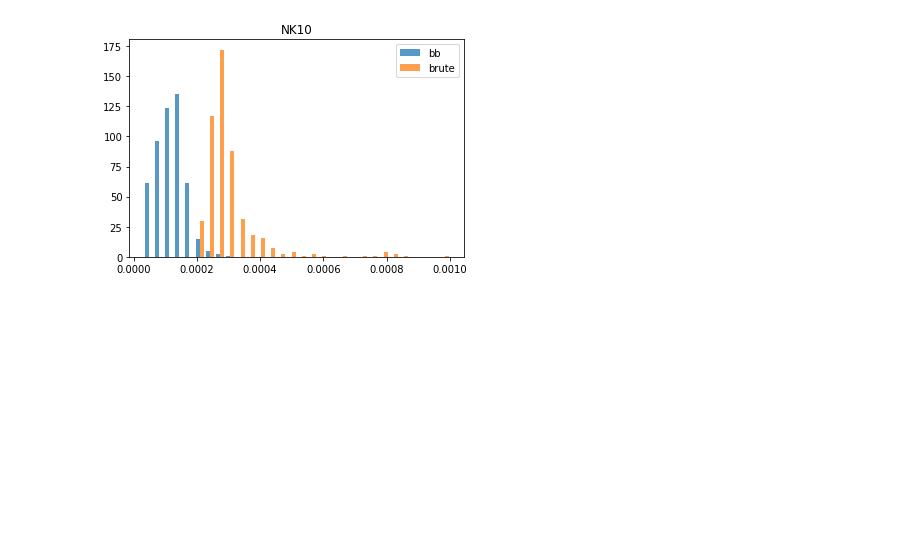
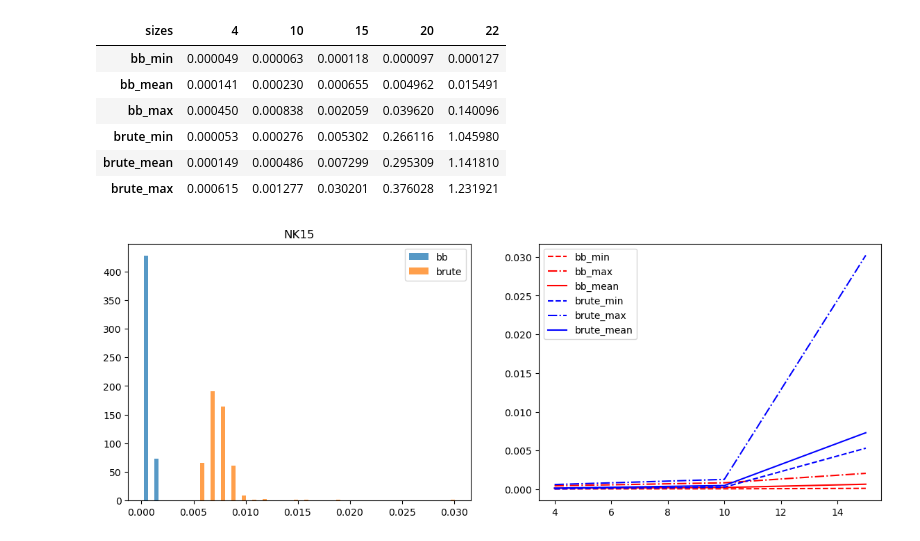
Before and after one commit to sotnak/Knapsack, a Jupyter notebook: notebook.ipynb, the cells around one changed output. Saved outputs shown, nothing was run; the diff lists cells and outputs as text; code cells hidden in the pictures; blank space fills up the shorter version.

Commit message:
new plot

```diff
--- a/notebook.ipynb
+++ b/notebook.ipynb
@@ -38,4 +30,12 @@ problems = ["NK4", "NK10", "NK15", "NK20"]
 # %%
+import itertools
+import time
+
+solvers = ["bb", "brute"]
+#solvers = ["bb"]
+problems = ["NK4", "NK10", "NK15", "NK20", "NK22"]
+#problems = ["NK30"]
+
 program = "./main"
 
 !mkdir output
@@ -77,24 +116,60 @@ bb - NK30
 # %%
-problem = "NK10"
+import matplotlib.pyplot as plt
+hist_problem = problems[2]
 
-timesbb = getTimes(f"output/bb/{problem}_sol.dat")
-timesbrute = getTimes(f"output/brute/{problem}_sol.dat")
+timesbb = getTimes(f"output/bb/{hist_problem}_sol.dat")
+timesbrute = getTimes(f"output/brute/{hist_problem}_sol.dat")
 
 to_plot = []
 labels = []
 
 to_plot.append(timesbb)
 labels.append("bb")
 
 to_plot.append(timesbrute)
 labels.append("brute")
 
-fig, ax = plt.subplots(1,1)
+fig, ax = plt.subplots(1,2)
 
-ax.hist(to_plot, alpha=0.75, label=labels, bins=30)
-ax.set(title=problem)
-ax.legend()
+fig.set_figwidth(14)
+
+ax[0].hist(to_plot, alpha=0.75, label=labels, bins=30)
+ax[0].set(title=hist_problem)
+ax[0].legend()
+
+limit = 3
+psizes = sizes[:limit]
+
+df = pd.DataFrame(data={
+    'sizes': sizes,
+    'bb_min': bb_min,
+    'bb_mean': bb_mean,
+    'bb_max': bb_max,
+    'brute_min': brute_min,
+    'brute_mean': brute_mean,
+    'brute_max': brute_max,
+})
+
+df = df.set_index('sizes').transpose()
+
+display(df)
+
+ax[1].plot(psizes, bb_min[:limit], 'r--', label='bb_min')
+ax[1].plot(psizes, bb_max[:limit], 'r-.', label='bb_max')
+ax[1].plot(psizes, bb_mean[:limit], 'r', label='bb_mean')
+
+ax[1].plot(psizes, brute_min[:limit], 'b--', label='brute_min')
+ax[1].plot(psizes, brute_max[:limit], 'b-.', label='brute_max')
+ax[1].plot(psizes, brute_mean[:limit], 'b', label='brute_mean')
+ax[1].legend()
 
 plt.show()
 # %% [output]
+| sizes | 4 | 10 | 15 | 20 | 22 |
+| bb_min | 0.000049 | 0.000063 | 0.000118 | 0.000097 | 0.000127 |
+| bb_mean | 0.000141 | 0.000230 | 0.000655 | 0.004962 | 0.015491 |
+| bb_max | 0.000450 | 0.000838 | 0.002059 | 0.039620 | 0.140096 |
+| brute_min | 0.000053 | 0.000276 | 0.005302 | 0.266116 | 1.045980 |
+| brute_mean | 0.000149 | 0.000486 | 0.007299 | 0.295309 | 1.141810 |
+| brute_max | 0.000615 | 0.001277 | 0.030201 | 0.376028 | 1.231921 |
-[figure, old version]
+[figure, new version]
```
Also changed, not shown: parts of 5 cells of this notebook, 10 other files.
